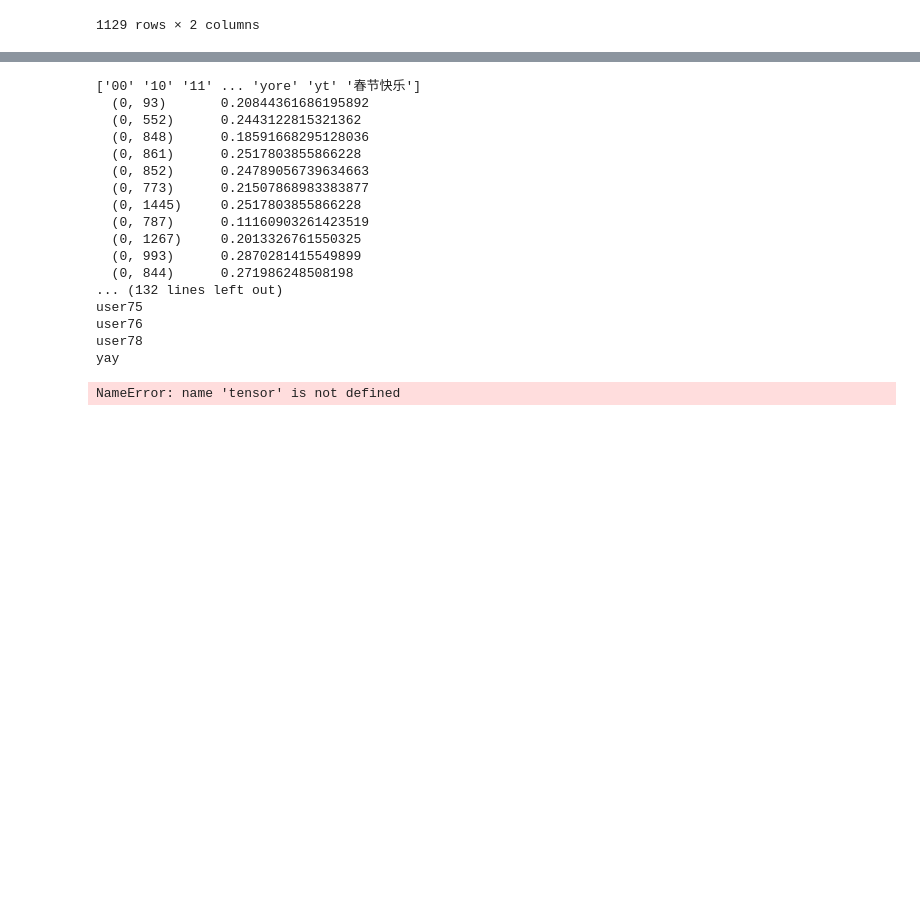
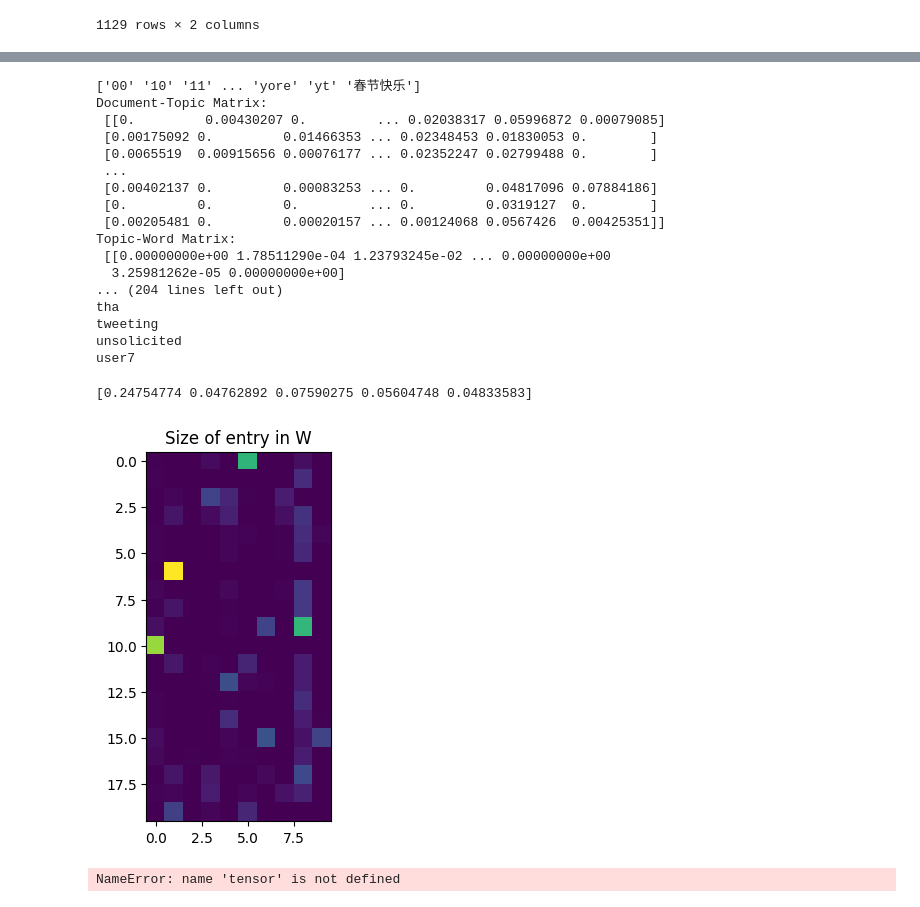
Before and after one commit to DAAAAMNSocialJustice/disruptjmm, a Jupyter notebook: nmf.ipynb, the cells around one changed output, grey strips where cells are left out. Saved outputs shown, nothing was run; the diff lists cells and outputs as text; code cells hidden in the pictures; blank space fills up the shorter version.

Commit message:
adding initial heatmap committed

```diff
--- a/nmf.ipynb
+++ b/nmf.ipynb
@@ -65,5 +70,5 @@ pandas.core.frame.DataFrame
 # %%
-groupNum=4
+groupNum=10
 documents=df["text"]
 
 
@@ -75,11 +80,12 @@ stopwords_list=stopwords.words("english")
 stopwords_list+= ["rt", "RT"]
 
 vectorizer=TfidfVectorizer(stop_words=stopwords_list, preprocessor=lambda s: re.sub(r'http.*\s?', '',s).lower())
+#vectorizer=TfidfVectorizer()
 X=vectorizer.fit_transform(documents)
 names=vectorizer.get_feature_names_out()
 print(names)
 n=len(names)
-print(X)
+#print(X)
 
 nmf=NMF(n_components=groupNum, max_iter=10000,l1_ratio=0)
 W=nmf.fit_transform(X)
@@ -96,22 +102,39 @@ for i in range(groupNum):
             print(names[j])
 # %% [output]
 ['00' '10' '11' ... 'yore' 'yt' '春节快乐']
-  (0, 93)       0.20844361686195892
-  (0, 552)      0.2443122815321362
-  (0, 848)      0.18591668295128036
-  (0, 861)      0.2517803855866228
-  (0, 852)      0.24789056739634663
-  (0, 773)      0.21507868983383877
-  (0, 1445)     0.2517803855866228
-  (0, 787)      0.11160903261423519
-  (0, 1267)     0.2013326761550325
-  (0, 993)      0.2870281415549899
-  (0, 844)      0.271986248508198
-... (132 lines left out)
-user75
-user76
-user78
-yay
+Document-Topic Matrix:
+ [[0.         0.00430207 0.         ... 0.02038317 0.05996872 0.00079085]
+ [0.00175092 0.         0.01466353 ... 0.02348453 0.01830053 0.        ]
+ [0.0065519  0.00915656 0.00076177 ... 0.02352247 0.02799488 0.        ]
+ ...
+ [0.00402137 0.         0.00083253 ... 0.         0.04817096 0.07884186]
+ [0.         0.         0.         ... 0.         0.0319127  0.        ]
+ [0.00205481 0.         0.00020157 ... 0.00124068 0.0567426  0.00425351]]
+Topic-Word Matrix:
+ [[0.00000000e+00 1.78511290e-04 1.23793245e-02 ... 0.00000000e+00
+  3.25981262e-05 0.00000000e+00]
+... (204 lines left out)
+tha
+tweeting
+unsolicited
+user7
+# %%
+#Now adding a heatmap
+
+sorted_indices_smalltolarge = np.argsort(W.max(axis=1))
+sorted_indices = W.shape[0]-sorted_indices_smalltolarge-1
+sorted_matrix = W[sorted_indices]
+print(sorted_matrix[0:5,:].max(axis=1))
+fig, ax = plt.subplots()
+im = ax.imshow(sorted_matrix[0:20,:])
+
+#ax.set_yticks(names[0:50])
+
+ax.set_title("Size of entry in W")
+plt.show()
+# %% [output]
+[0.24754774 0.04762892 0.07590275 0.05604748 0.04833583]
+[figure, added]
 # %%
 import torch
 from NeuralNMF import Neural_NMF
```
Also changed, not shown: parts of 4 cells of this notebook.
